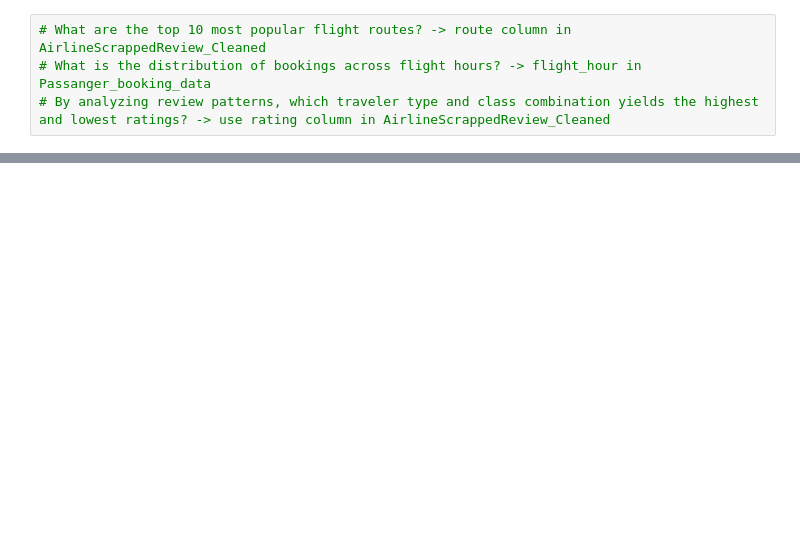
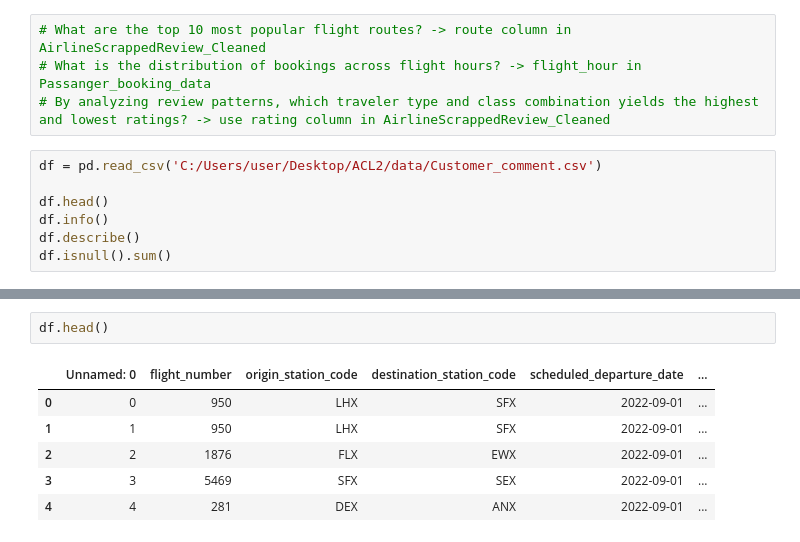
Before and after one commit to Ahmed-cmd-web/ACL2, a Jupyter notebook: main.ipynb, the cells around one changed output, grey strips where cells are left out. Drawn from its saved outputs; the diff is of its cells as text; blank space fills up the shorter version.

```diff
--- a/main.ipynb
+++ b/main.ipynb
@@ -4,3 +6,10 @@ import pandas as pd
 # What are the top 10 most popular flight routes? -> route column in AirlineScrappedReview_Cleaned
 # What is the distribution of bookings across flight hours? -> flight_hour in Passanger_booking_data
 # By analyzing review patterns, which traveler type and class combination yields the highest and lowest ratings? -> use rating column in AirlineScrappedReview_Cleaned
+# %%
+df = pd.read_csv('C:/Users/user/Desktop/ACL2/data/Customer_comment.csv')
+
+df.head()
+df.info()
+df.describe()
+df.isnull().sum()
@@ -6,0 +52,9 @@ import pandas as pd
+# %%
+df.head()
+# %% [output]
+|  | Unnamed: 0 | flight_number | origin_station_code | destination_station_code | scheduled_departure_date | ... |
+| 0 | 0 | 950 | LHX | SFX | 2022-09-01 | ... |
+| 1 | 1 | 950 | LHX | SFX | 2022-09-01 | ... |
+| 2 | 2 | 1876 | FLX | EWX | 2022-09-01 | ... |
+| 3 | 3 | 5469 | SFX | SEX | 2022-09-01 | ... |
+| 4 | 4 | 281 | DEX | ANX | 2022-09-01 | ... |
```
Also changed, not shown: parts of 42 cells of this notebook, 1 other file.
